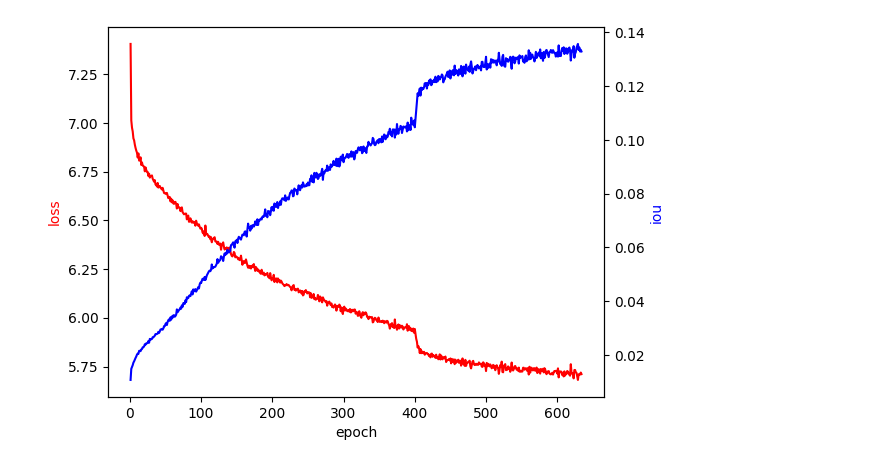
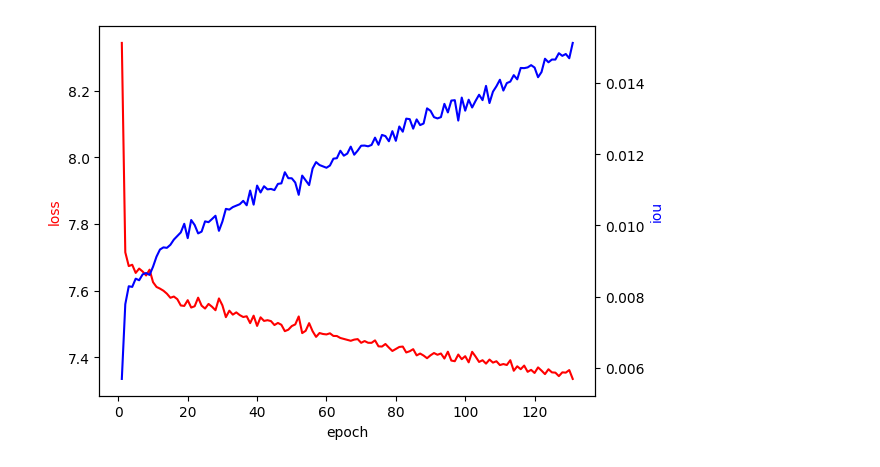
Before and after one commit to Leezed525/pytorch_cv_base, a Jupyter notebook: visualization/loss_visualization.ipynb, the cells around one changed output. Cells and saved outputs as stored; diff of their text form; code cells hidden in the pictures.

```diff
--- a/visualization/loss_visualization.ipynb
+++ b/visualization/loss_visualization.ipynb
@@ -49,33 +49,38 @@ def read_loss_file(file_path, mode='train'):
             info[epoch] = [(loss, iou)]
     return info
 # %%
-loss_file_path = '/home/lzd/workspace/LeeNet/logs/LeeNet_score_RMT_MLP00001/result.log'
-
+# loss_file_path = '/home/lzd/workspace/LeeNet/logs/LeeNet_score_RMT_MLP00001/result.log'
+# loss_file_path = '/home/lzd/workspace/LeeNet/logs/LeeNet_plScore_RMT_MLP00001/result.log'
+loss_file_path = '/home/lzd/workspace/LeeNet/logs/LeeNet_score_RMT_MLP00005/result.log'
+start_epoch = 0
 info = read_loss_file(loss_file_path, mode='train')
 # 画图
 loss_list = []
 iou_list = []
+
 for epoch, loss_iou in info.items():
     num = 0
     loss_sum = 0
     iou_sum = 0
     for loss, iou in loss_iou:
         num += 1
         loss_sum += loss
         iou_sum += iou
     loss_list.append(loss_sum / num)
     iou_list.append(iou_sum / num)
+end_epoch = len(loss_list)
+loss_list, iou_list = loss_list[start_epoch:end_epoch], iou_list[start_epoch:end_epoch]
 
 # 放大画布
 # 分两个画布绘制
 fig, ax1 = plt.subplots()
 ax2 = ax1.twinx()
-ax1.plot(range(1, len(loss_list) + 1), loss_list, 'r-')
-ax2.plot(range(1, len(iou_list) + 1), iou_list, 'b-')
+ax1.plot(range(start_epoch + 1, end_epoch + 1), loss_list, 'r-')
+ax2.plot(range(start_epoch + 1, end_epoch + 1), iou_list, 'b-')
 ax1.set_xlabel('epoch')
 
 ax1.set_ylabel('loss', color='r')
 ax2.set_ylabel('iou', color='b')
 plt.show()
 # %% [output]
-[figure, old version]
+[figure, new version]
```
Also changed, not shown: 5 other files.
